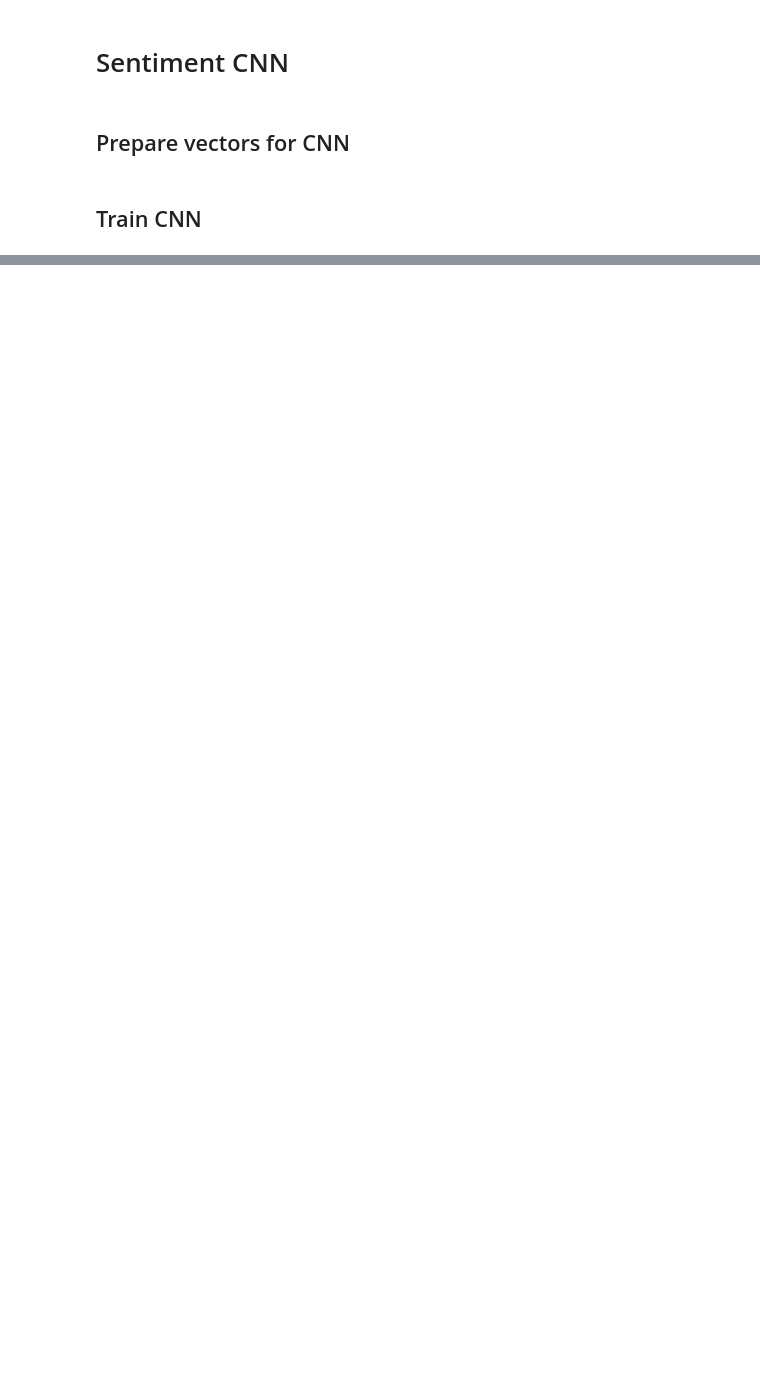
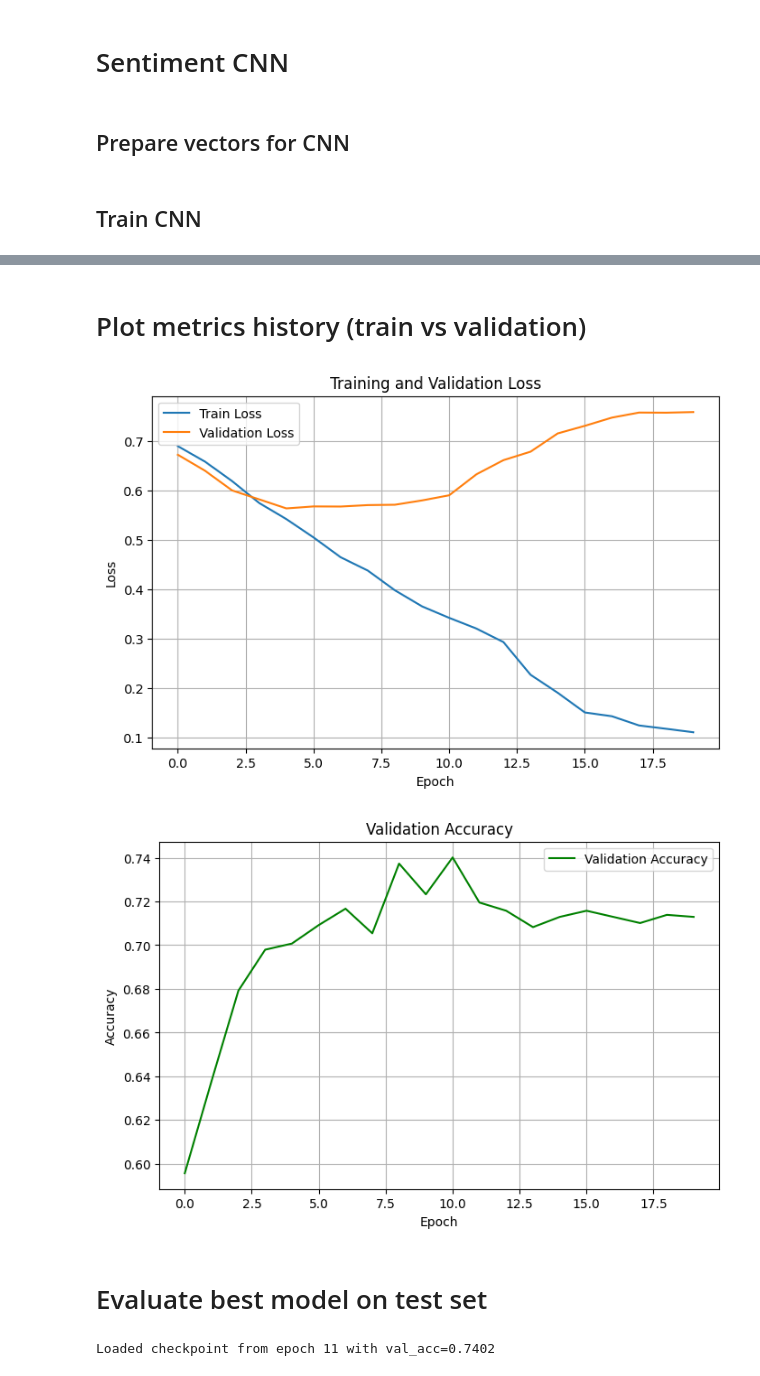
Before and after one commit to Eikthyrnir/UAM_labs, a Jupyter notebook: sem2/nlp/3/cnn_sentiment.ipynb, the cells around one changed output, grey strips where cells are left out. Drawn from its saved outputs; the diff is of its cells as text; code cells hidden in the pictures; blank space fills up the shorter version.

```diff
--- a/sem2/nlp/3/cnn_sentiment.ipynb
+++ b/sem2/nlp/3/cnn_sentiment.ipynb
@@ -126,3 +119,3 @@ np.save("U_out.npy", U_out)
 # %%
-V_in = np.load("V_in.npy")
-U_out = np.load("U_out.npy")
+V_in = np.load(f"V_in-{EMBEDDING_SIZE}-{CONTEXT_WINDOW_SIZE}.npy")
+U_out = np.load(f"U_out-{EMBEDDING_SIZE}-{CONTEXT_WINDOW_SIZE}.npy")
@@ -240,6 +210,7 @@ def train_epoch(model, dataloader, optimizer, device):
         logits = model(x)
         loss = criterion(logits, y)
         loss.backward()
+        torch.nn.utils.clip_grad_norm_(model.parameters(), max_norm=5)
         optimizer.step()
         total_loss += loss.item() * x.size(0)
         total += x.size(0)
@@ -294,12 +297,12 @@ class TextCNN(nn.Module):
 # %%
-model = TextCNN(
+model = TextCNN_TrainableEmbedding(
     embed_dim=V_in_extended.shape[1],
     pretrained_weights=V_in_extended,
     filter_sizes=[2, 3],
-    num_filters=64,
-    dropout=0.6
+    num_filters=32,
+    dropout=0.7
 ).to(device)
 
 criterion = nn.BCEWithLogitsLoss()
-optimizer = torch.optim.Adam(model.parameters(), lr=1e-3, weight_decay=5e-4)
+optimizer = torch.optim.Adam(model.parameters(), lr=5e-3, weight_decay=5e-4)
 scheduler = torch.optim.lr_scheduler.ReduceLROnPlateau(optimizer, mode='max', factor=0.5, patience=1, verbose=True)
@@ -358,0 +360,44 @@ Epoch 12: train_loss=0.1740, val_loss=0.6100, val_acc=0.7355
+# %% [markdown]
+# Plot metrics history (train vs validation)
+# %%
+import matplotlib.pyplot as plt
+
+# Plot training & validation loss
+plt.figure(figsize=(8, 5))
+plt.plot(history["train_loss"], label="Train Loss")
+plt.plot(history["val_loss"], label="Validation Loss")
+plt.xlabel("Epoch")
+plt.ylabel("Loss")
+plt.title("Training and Validation Loss")
+plt.legend()
+plt.grid(True)
+plt.show()
+
+# Plot validation accuracy
+plt.figure(figsize=(8, 5))
+plt.plot(history["val_acc"], label="Validation Accuracy", color="green")
+plt.xlabel("Epoch")
+plt.ylabel("Accuracy")
+plt.title("Validation Accuracy")
+plt.legend()
+plt.grid(True)
+plt.show()
+# %% [output]
+[figure, added]
+[figure, added]
+# %% [markdown]
+# Evaluate best model on test set
+# %%
+checkpoint = torch.load(ckpt_path, map_location=device)
+
+# Restore model and optimizer state
+model.load_state_dict(checkpoint["model_state"])
+optimizer.load_state_dict(checkpoint["optimizer_state"])
+
+# Optionally restore epoch and val_acc
+start_epoch = checkpoint["epoch"]
+best_val_acc = checkpoint["val_acc"]
+
+print(f"Loaded checkpoint from epoch {start_epoch} with val_acc={best_val_acc:.4f}")
+# %% [output]
+Loaded checkpoint from epoch 11 with val_acc=0.7402
```
Also changed, not shown: parts of 13 cells of this notebook.
